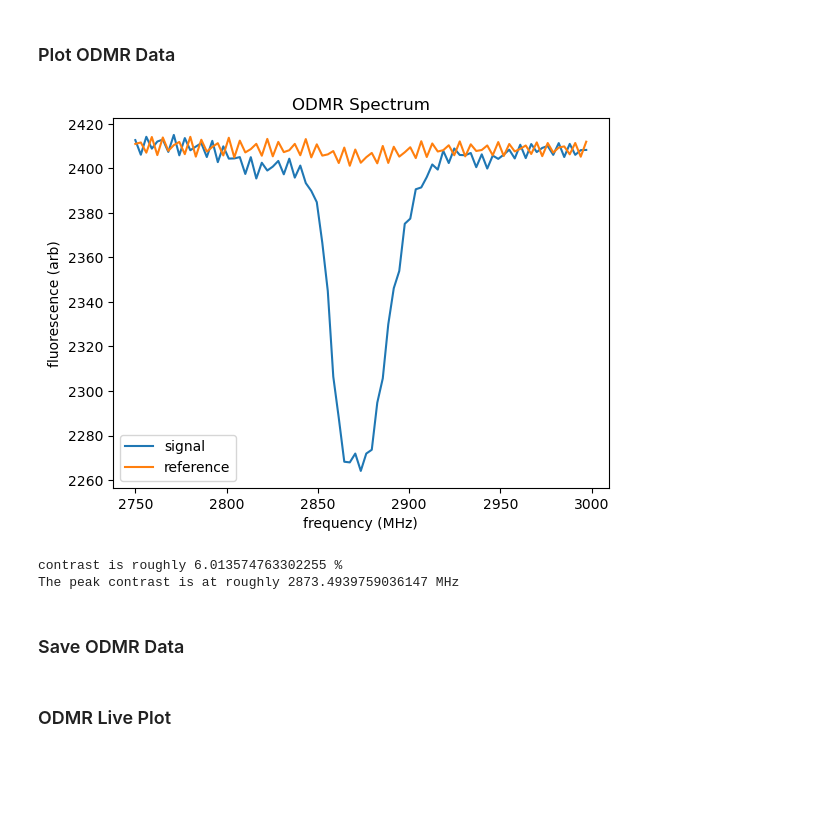
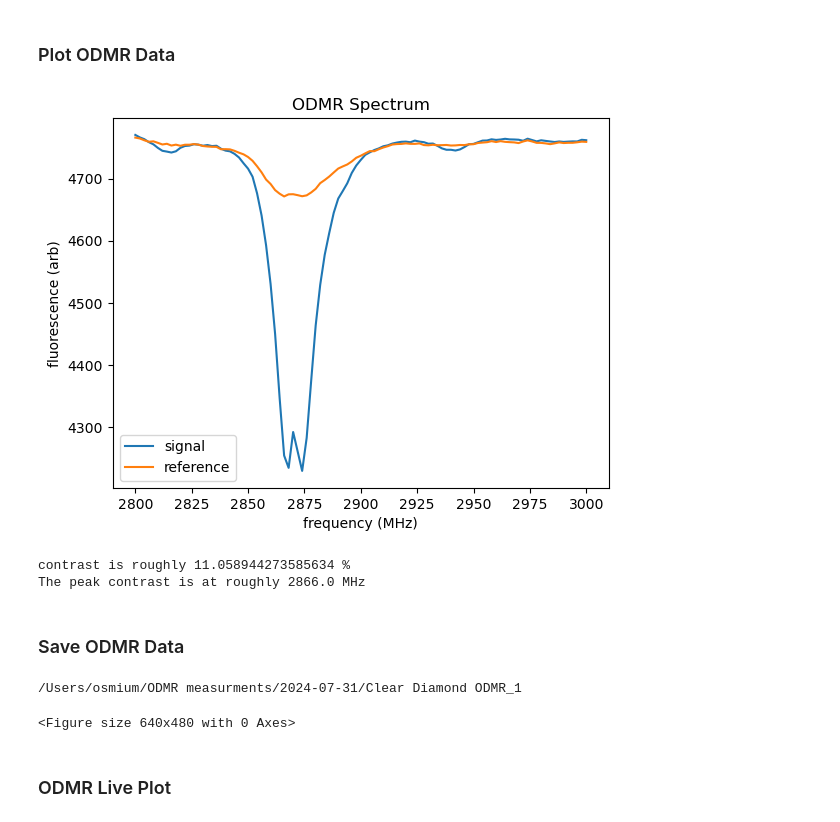
Before and after one commit to Henriksen-Lab/qick_dawg_johns_ver, a Jupyter notebook: jupyter_notebooks/NV_Notebook_Johns.ipynb, the cells around one changed output. Saved outputs shown, nothing was run; the diff lists cells and outputs as text; code cells hidden in the pictures; blank space fills up the shorter version.

```diff
--- a/jupyter_notebooks/NV_Notebook_Johns.ipynb
+++ b/jupyter_notebooks/NV_Notebook_Johns.ipynb
@@ -98,0 +95,25 @@ print(zero)
+# %%
+config_odmr = copy(default_config)
+
+#Timing
+config_odmr.readout_integration_tus = max_int_time_us
+config_odmr.laser_initialize_tus = 300
+config_odmr.relax_delay_tus = 10
+
+#Experimental variables
+config_odmr.mw_gain = 30000
+config_odmr.laser_power = 2
+config_odmr.add_linear_sweep('mw', 'fMHz', start=2800, stop=3000, delta=2)
+
+#Repetitions
+config_odmr.reps = 200
+
+config_odmr.mw_nqz = 1
+
+#Set laser power
+if default_config.usb_connect:
+    ser.write(bytearray('PWR' + str(config_odmr.laser_power) + '\r', 'ascii'))
+
+#Find value of 'zero'
+zero = qd.PLIntensity(zero_callibration).acquire()
+print(zero)
@@ -99,35 +122,34 @@ print(zero)
 # %% [markdown]
 ### Run ODMR Program
 # %%
-prog_odmr = qd.LockinODMR_johns(config)
+prog_odmr = qd.LockinODMR_johns(config_odmr)
 d_odmr = prog_odmr.acquire(progress = True, zero = zero)
 # %% [markdown]
 ### Plot ODMR Data
 # %%
-n = 0 #cutoff first n elements of data to plot as sometimes the first data points are wack
 
-t = d_odmr.frequencies[n:-1]
-x1 = d_odmr.signal[n:-1]
-x2 = d_odmr.reference[n:-1]
+t = d_odmr.frequencies
+x1 = d_odmr.signal
+x2 = d_odmr.reference
 
 plt.plot(t, x1, label='signal')
 plt.plot(t, x2, label='reference')
 
 plt.title('ODMR Spectrum')
 plt.ylabel('fluorescence (arb)')
 plt.xlabel('frequency (MHz)')
 plt.legend()
 
 plt.show()
 
 # print a rough estimation of the contrast
-contrast = (np.average(d_odmr.signal[1:20]) - d_odmr.signal[np.argmax(-d_odmr.signal)])/np.mean(d_odmr.reference)*100
+contrast = (np.average(d_odmr.signal[1:25]) - d_odmr.signal[np.argmax(-d_odmr.signal)])/np.mean(d_odmr.signal)*100
 print('contrast is roughly ' + str(contrast) + ' %')
 
 # print frequency of largest peak
-peak = d_odmr.frequencies[np.argmax(-d_odmr.signal)]
+peak = d_odmr.frequencies[np.argmax(-d_odmr.reference[0:320])]
 print('The peak contrast is at roughly ' + str(peak) + ' MHz')
 # %% [output]
-[figure, old version]
+[figure, new version]
-contrast is roughly 6.013574763302255 %
-The peak contrast is at roughly 2873.4939759036147 MHz
+contrast is roughly 11.058944273585634 %
+The peak contrast is at roughly 2866.0 MHz
@@ -136,10 +161,13 @@ The peak contrast is at roughly 2873.4939759036147 MHz
 # %%
 prog_odmr.save(data = d_odmr,
           folder_path = '/Users/osmium/ODMR measurments',
-          #folder_name = 'Purple diamond capacitor test',
-          additional_configs = [['Measurment device', 'SPD'],
-                                ['Sample', 'Purple Diamond'],
-                                ['Objective', '20x']]
+          folder_name = 'Clear Diamond ODMR',
+          additional_configs = [['Measurment device', 'APD'],
+                                ['Sample', 'Clear Diamond'],
+                                ['Objective', '20x']])
+# %% [output]
+/Users/osmium/ODMR measurments/2024-07-31/Clear Diamond ODMR_1
+<Figure size 640x480 with 0 Axes>
 # %% [markdown]
 ### ODMR Live Plot
 # %%
```
Also changed, not shown: parts of 23 cells of this notebook, 9 other files.
